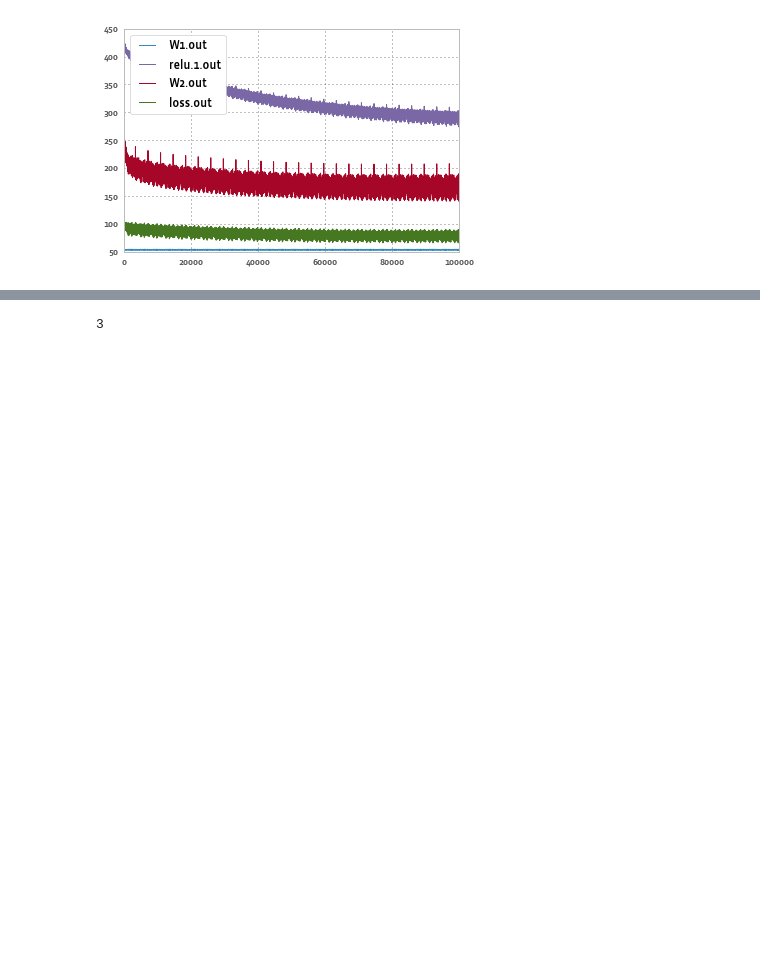
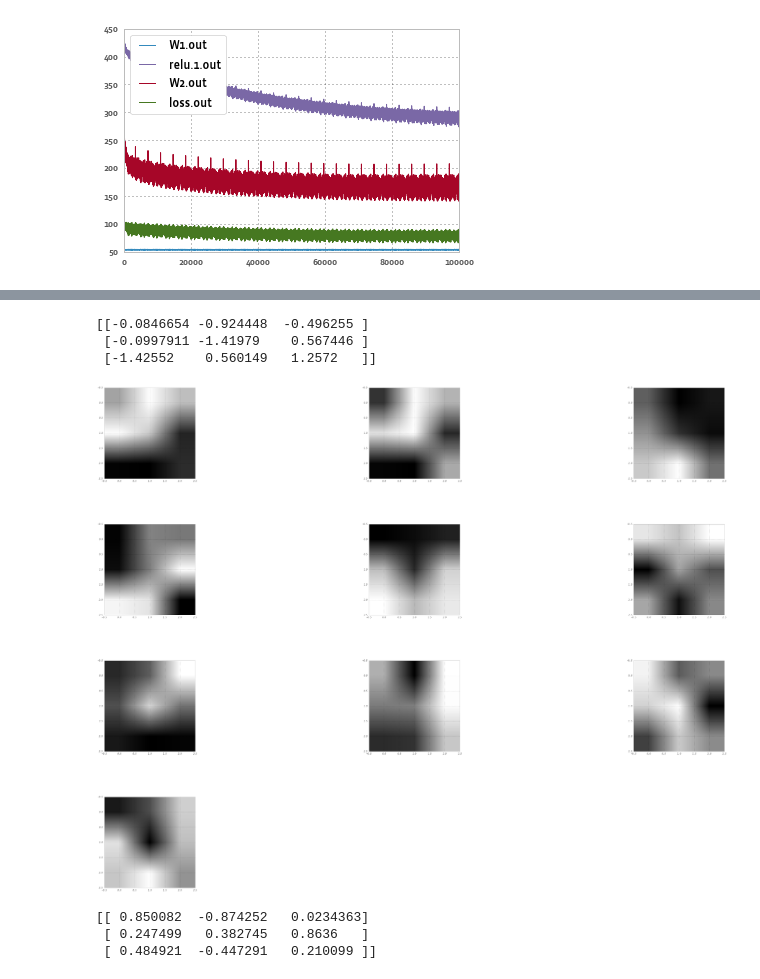
Before and after one commit to liux0229/scratch, a Jupyter notebook: mnist/MNIST.ipynb, the cells around one changed output, grey strips where cells are left out. Cells and saved outputs as stored; diff of their text form; code cells hidden in the pictures; blank space fills up the shorter version.

Commit message:
Started to work on visualization
Summary:

Test Plan:

Reviewers:

Subscribers:

Tasks:

Tags:

```diff
--- a/mnist/MNIST.ipynb
+++ b/mnist/MNIST.ipynb
@@ -122,8 +122,37 @@ plt.show()
 var handle = window.setTimeout(function() {Jupyter.notebook.execute_cells([2]);}, 10000)
 # %% [output]
 [interactive output not drawn]
-# %%
-x = [1, 2, 3]
-x[-1]
-# %% [output]
-3
+# %%
+import json
+
+def show_weights(W, cols = 3):
+    n_images = len(W)
+    fig = plt.figure()
+    for n, w in enumerate(W):
+        a = fig.add_subplot(np.ceil(n_images/float(cols)), cols, n + 1)
+        plt.imshow(w, cmap='gray')
+    fig.set_size_inches(np.array(fig.get_size_inches()) * n_images)
+    plt.show()
+
+learningCurvePath = "../model.out"
+with open(path + learningCurvePath, "r") as f:
+    lines = [x for x in f]
+W = np.fromstring(lines[5][2:-2], sep = ' ').reshape(-1, 3, 3)
+print(W[0])
+
+# show_weights(W, 3)
+
+W = np.fromstring(lines[16][2:-2], sep = ' ').reshape(-1, 10, 3, 3)
+W = [w[0] for w in W]
+show_weights(W, 3)
+# %% [output]
+[[-0.0846654 -0.924448  -0.496255 ]
+ [-0.0997911 -1.41979    0.567446 ]
+ [-1.42552    0.560149   1.2572   ]]
+[figure, added]
+# %%
+print(W[2])
+# %% [output]
+[[ 0.850082  -0.874252   0.0234363]
+ [ 0.247499   0.382745   0.8636   ]
+ [ 0.484921  -0.447291   0.210099 ]]
```
Also changed, not shown: parts of 1 cell of this notebook, 5 other files.
